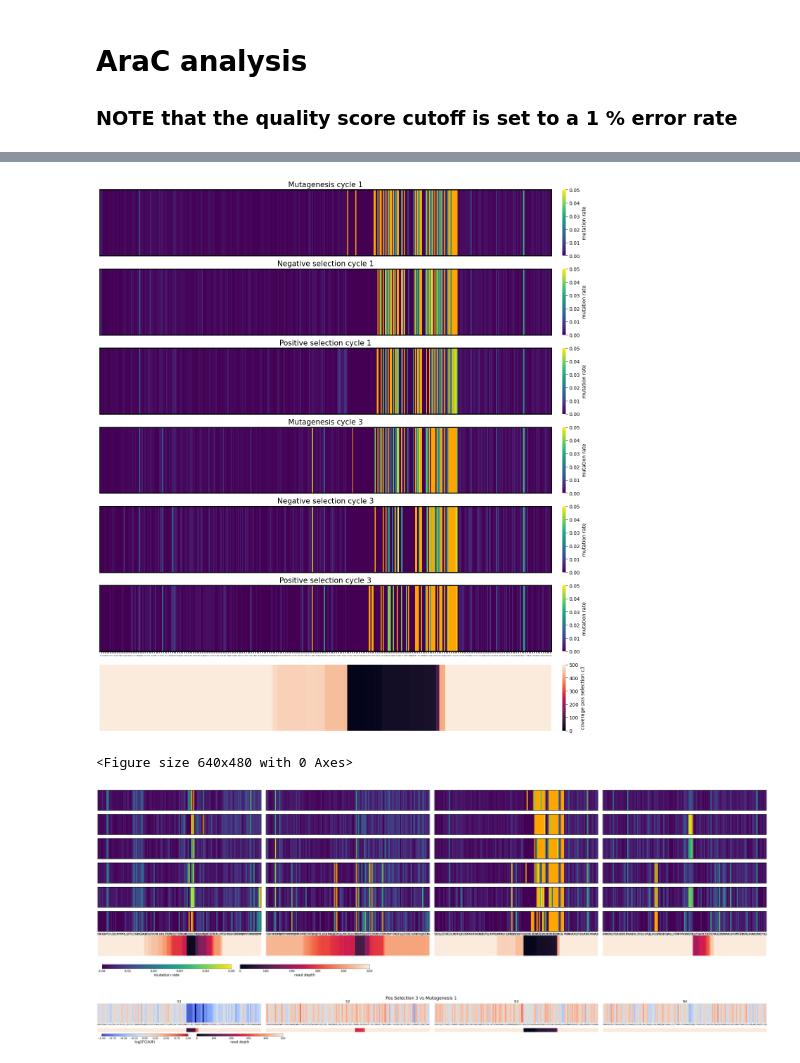
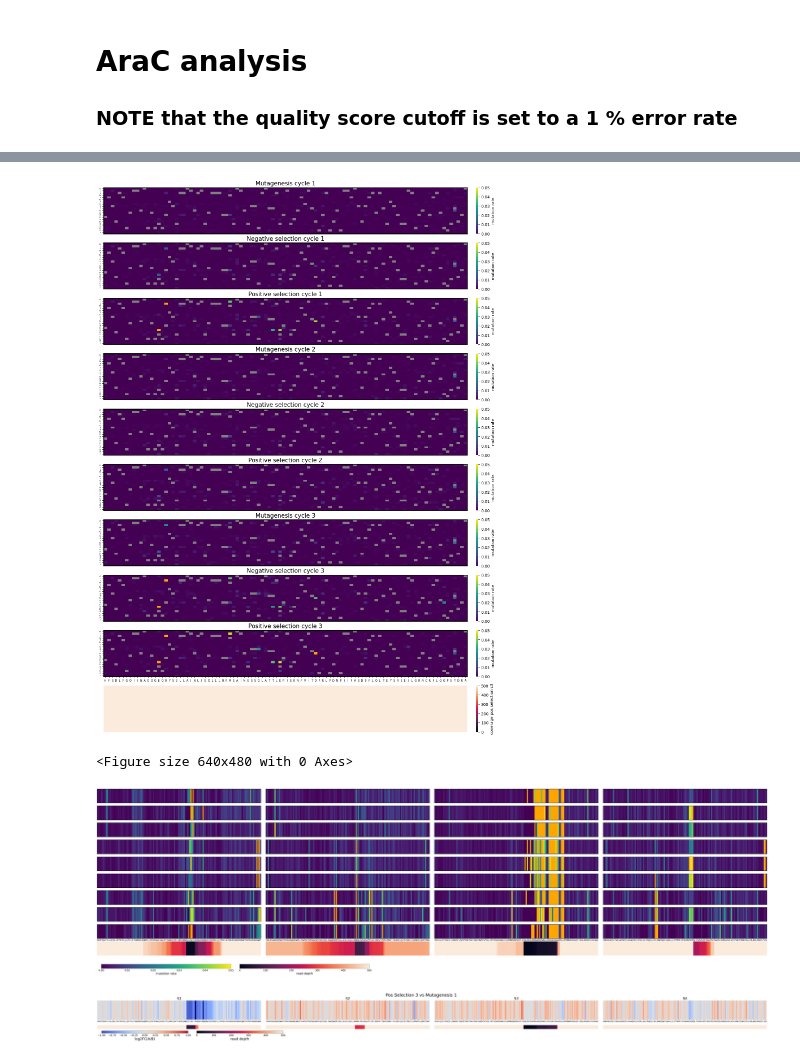
Before and after one commit to AliceHovsepyan/pogo_pance_draft, a Jupyter notebook: DMS_analysis_AraC.ipynb, the cells around one changed output, grey strips where cells are left out. Drawn from its saved outputs; the diff is of its cells as text; code cells hidden in the pictures.

```diff
--- a/DMS_analysis_AraC.ipynb
+++ b/DMS_analysis_AraC.ipynb
@@ -35,6 +35,6 @@ R5_Pool_seq = "GGCGCAACTATCGGTATCAAGCTGTTTAAGAAATTCACCTCGAAAGCAAGTTGATAAACTGATAC
 
-catch_left = "ACACTCTTTCCCTACACGACGCTCTTCCGATCT" ## Adapter fwd
-catch_right = "GACTGGAGTTCAGACGTGTGCTCTTCCGATCT"
+catch_left = "" #"ACACTCTTTCCCTACACGACGCTCTTCCGATCT" ## Adapter fwd
+catch_right = "" #"GACTGGAGTTCAGACGTGTGCTCTTCCGATCT"
 
 Barcodes = {"BC1_Fwd": "AAGG",
             "BC1_Rev": "ATCA",
@@ -44,7 +44,12 @@ Barcodes = {"BC1_Fwd": "AAGG",
             "BC3_Rev": "AATT",
             "BC4_Fwd": "GCGA",
             "BC4_Rev": "TGGT",
+            "BC5_Fwd": "CCAT",
+            "BC5_Rev": "GACC",
+            "BC6_Fwd": "CTAG",
+            "BC6_Rev": "CCAG",
             }
+
 
 S1_fwd_primer = "GGCGCAACTATCGGTATCAAGC"
 S1_rev_primer = "TCGGCCAGTTCAGCCATTCA"
@@ -400,0 +498,19 @@ compare_mut_enrichement_for_all(all_reads, ref_gene, Primer_out_of_triplets, Bar
+# %%
+### plot mutation rates per position (for pos with high mut rates)
+FigFolder = os.path.join(base_dir, "output/PACE/cycle_mut_enrichment/cycle_mut_enrichment_wC2/repeated_S2S3")
+# variants = ["Mutagenesis_BC1", "NegPosSelection_BC1", "NegPosSelection_BC2", "Cycle2Mutagenesis_BC1","Cycle2NegPos_BC1", "Cycle2NegPos_BC2","Mutagenesis_BC2", "NegPosSelection_BC3", "NegPosSelection_BC4"]
+# plt_titles =["Mutagenesis cycle 1", "Negative selection cycle 1", "Positive selection cycle 1", "Mutagenesis cycle 2", "Negative selection cycle 2", "Positive selection cycle 2","Mutagenesis cycle 3", "Negative selection cycle 3", "Positive selection cycle 3"]
+variants = ['S2S3alt3cyclesmut_BC1',
+ 'S2S3alt3cyclesmut_BC2',
+ 'S2S3alt3cyclesmut_BC3',
+ 'S2S3alt3cyclesNegPos_BC1',
+ 'S2S3alt3cyclesNegPos_BC2',
+ 'S2S3alt3cyclesNegPos_BC3',
+ 'S2S3alt3cyclesNegPos_BC4',
+ 'S2S3alt3cyclesNegPos_BC5',
+ 'S2S3alt3cyclesNegPos_BC6'] # use only R1 names
+plt_titles =["Mutagenesis cycle 1", "Negative selection cycle 1", "Positive selection cycle 1", "Mutagenesis cycle 2", "Negative selection cycle 2", "Positive selection cycle 2","Mutagenesis cycle 3", "Negative selection cycle 3", "Positive selection cycle 3"]
+Sections = ["S2", "S3"]
+
+
+compare_mut_enrichement_for_all(all_reads, ref_gene, Primer_out_of_triplets, Barcodes ,Primer_seq , codons, Sections = Sections, use_rev_read =True, use_forward_read= True, xlim_plot = None,FigFolder = FigFolder, data_type = "AA", combine_mut_rates =True,show_only_pos=high_mut_pos_dict, vmax=0.1, variants = variants, plt_titles = plt_titles, xlabelticks=R5_Pool_AA_annot)
@@ -401,13 +519,14 @@ compare_mut_enrichement_for_all(all_reads, ref_gene, Primer_out_of_triplets, Bar
 # %%
-compare_mut_enrichement(all_reads, "S3", ref_gene, use_rev_read =True, use_forward_read= True, data_type = "DNA", combine_mut_rates=True, FigFolder="/Users/annavonbachmann/Documents/GitHub/DMS_analysis/", vmax = 0.05, Primer_out_of_triplets=Primer_out_of_triplets, Barcodes=Barcodes, Primer_seq= Primer_seq, codons=codons)
+FigFolder = os.path.join(base_dir, "output/PACE/cycle_mut_enrichment/cycle_mut_enrichment_wC2/repeated_S2S3/AA_muts/")
+compare_mut_enrichement(all_reads, "S2", ref_gene, use_rev_read =True, use_forward_read= True, data_type = "AA", combine_mut_rates=False, FigFolder=FigFolder, vmax = 0.05, variants = variants, plt_titles=plt_titles,Primer_out_of_triplets=Primer_out_of_triplets, Barcodes=Barcodes, Primer_seq= Primer_seq, codons=codons)
 # %% [output]
-[figure, old version]
+[figure, new version]
 <Figure size 640x480 with 0 Axes>
 # %%
-FigFolder = os.path.join(base_dir, "output/PACE/cycle_mut_enrichment")
-compare_mut_enrichement_for_all(all_reads, ref_gene, use_rev_read =True, use_forward_read= True, data_type = "AA", combine_mut_rates=True, FigFolder=FigFolder, Primer_out_of_triplets=Primer_out_of_triplets, Barcodes=Barcodes, Primer_seq= Primer_seq, codons=codons, vmax =0.05, show_cbar_for_each = False, show_plttitles = False)
+FigFolder = os.path.join(base_dir, "output/PACE/cycle_mut_enrichment/cycle_mut_enrichment_wC2")
+compare_mut_enrichement_for_all(all_reads, ref_gene, use_rev_read =True, use_forward_read= True, data_type = "AA", combine_mut_rates=True, FigFolder=FigFolder, variants = ["Mutagenesis_BC1", "NegPosSelection_BC1", "NegPosSelection_BC2", "Cycle2Mutagenesis_BC1", "Cycle2NegPos_BC1", "Cycle2NegPos_BC2" ,"Mutagenesis_BC2", "NegPosSelection_BC3", "NegPosSelection_BC4"], plt_titles =["Mutagenesis 1", "Neg Selection 1", "Pos Selection 1", "Mutagenesis 2", "Neg Selection 2", "Pos Selection 2", "Mutagenesis 3", "Neg Selection  3", "Pos Selection 3"], Primer_out_of_triplets=Primer_out_of_triplets, Barcodes=Barcodes, Primer_seq= Primer_seq, codons=codons, vmax =0.05, show_cbar_for_each = False, show_plttitles = False)
 # %% [output]
-[figure, old version]
+[figure, new version]
 # %%
 #figfolder = "output/PACE/cycle_mut_enrichment"
 CycleA = "NegPosSelection"#"Mutagenesis"
```
Also changed, not shown: parts of 6 cells of this notebook, 2 other files.
